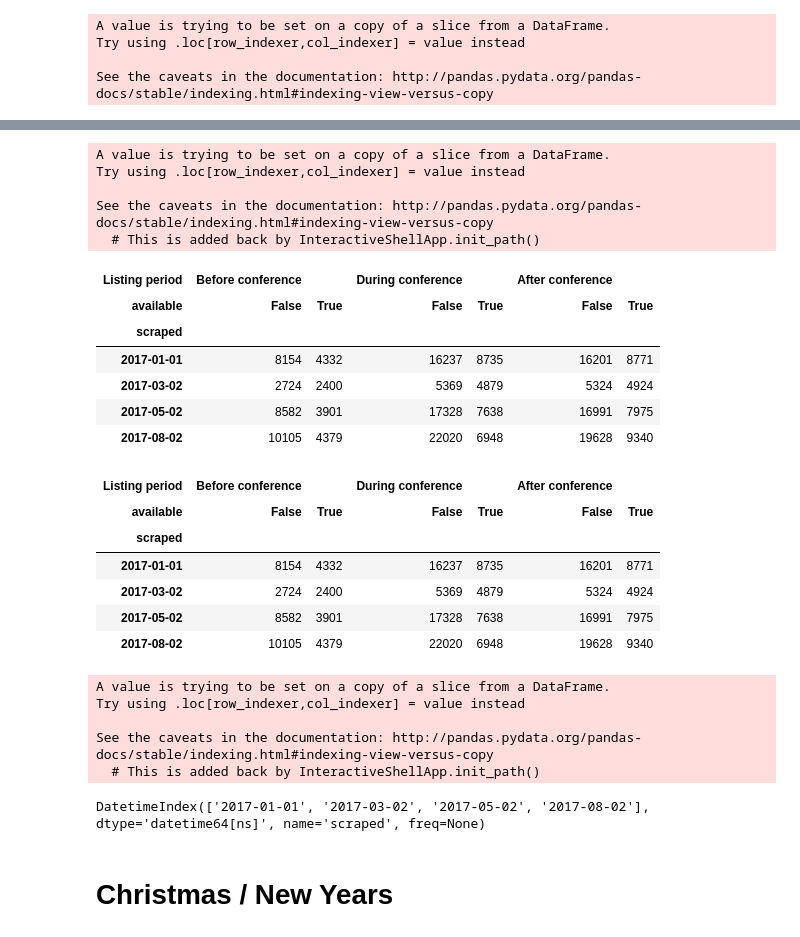
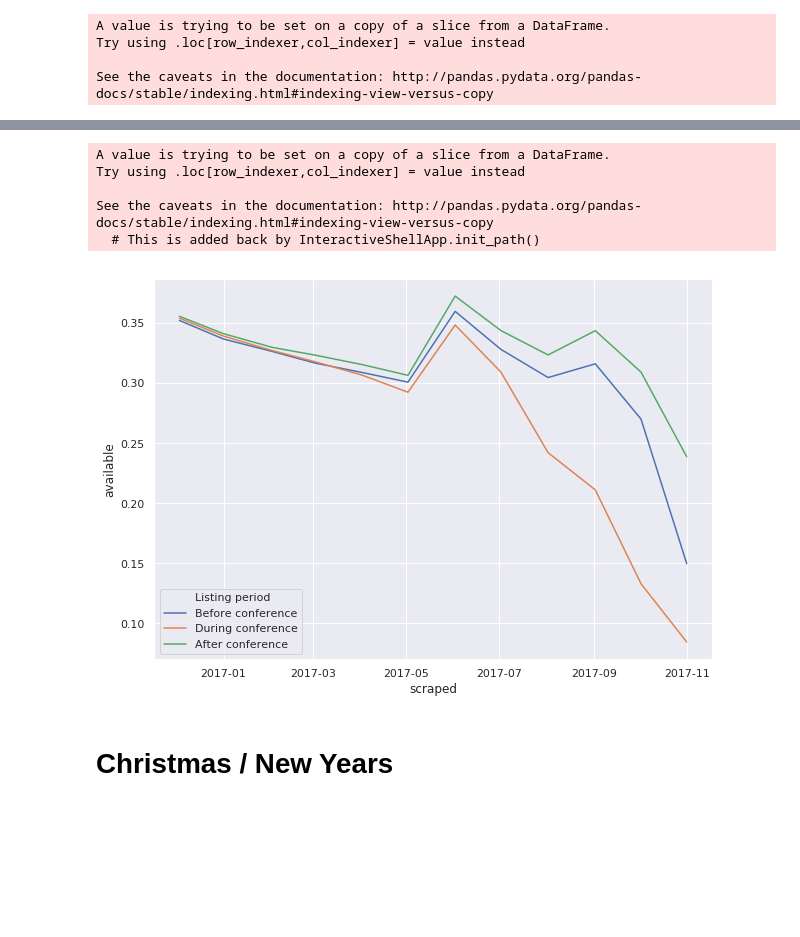
Before and after one commit to junseo-park/airbnb, a Jupyter notebook: notebooks/availability by month.ipynb, the cells around one changed output, grey strips where cells are left out. Saved outputs shown, nothing was run; the diff lists cells and outputs as text; code cells hidden in the pictures; blank space fills up the shorter version.

Commit message:
availability pngs

```diff
--- a/notebooks/availability by month.ipynb
+++ b/notebooks/availability by month.ipynb
@@ -140,61 +135,15 @@ labels = ['Before conference', 'During conference', 'After conference']
 
 dreamforce_entire['Listing period'] = pd.cut(dreamforce_entire['date'], bins=bins, labels=labels)
 
-dreamforce_entire = (
+dreamforce_tmp = (
     dreamforce_entire
-    .groupby(["scraped", "Listing period", "available"]).size()
+    .groupby(["scraped", "Listing period"])[['available']].sum()
+#     .pivot_table(values='available', index='scraped', columns='Listing period')
     .reset_index()
-    .rename(columns={0:'Value'})
-    .pivot_table(values='Value', index='scraped', columns=['Listing period', 'available'])
 )
-
-dreamforce_entire.head()
 # %% [output]
 A value is trying to be set on a copy of a slice from a DataFrame.
 Try using .loc[row_indexer,col_indexer] = value instead
 
 See the caveats in the documentation: http://pandas.pydata.org/pandas-docs/stable/indexing.html#indexing-view-versus-copy
   # This is added back by InteractiveShellApp.init_path()
-| Listing period | Before conference |  | During conference |  | After conference |  |
-| available | False | True | False | True | False | True |
-| scraped |  |  |  |  |  |  |
-| 2017-01-01 | 8154 | 4332 | 16237 | 8735 | 16201 | 8771 |
-| 2017-03-02 | 2724 | 2400 | 5369 | 4879 | 5324 | 4924 |
-| 2017-05-02 | 8582 | 3901 | 17328 | 7638 | 16991 | 7975 |
-| 2017-08-02 | 10105 | 4379 | 22020 | 6948 | 19628 | 9340 |
-# %%
-dreamforce_entire.head()
-# %% [output]
-| Listing period | Before conference |  | During conference |  | After conference |  |
-| available | False | True | False | True | False | True |
-| scraped |  |  |  |  |  |  |
-| 2017-01-01 | 8154 | 4332 | 16237 | 8735 | 16201 | 8771 |
-| 2017-03-02 | 2724 | 2400 | 5369 | 4879 | 5324 | 4924 |
-| 2017-05-02 | 8582 | 3901 | 17328 | 7638 | 16991 | 7975 |
-| 2017-08-02 | 10105 | 4379 | 22020 | 6948 | 19628 | 9340 |
-# %%
-dreamforce_avail = replace_available(dreamforce_cal)
-dreamforce_avail["room_type"].unique()
-
-dreamforce_entire = dreamforce_avail[dreamforce_avail["room_type"] == 'Entire home/apt']
-dreamforce_private = dreamforce_avail[dreamforce_avail["room_type"] == 'Private room']
-dreamforce_shared = dreamforce_avail[dreamforce_avail["room_type"] == 'Shared room']
-
-bins = [DREAMFORCE_START, pd.Timestamp(2017, 11, 3), pd.Timestamp(2017, 11, 9), DREAMFORCE_END]
-labels = ['Before conference', 'During conference', 'After conference']
-
-dreamforce_entire['Listing period'] = pd.cut(dreamforce_entire['date'], bins=bins, labels=labels)
-
-dreamforce_tmp = (
-    dreamforce_entire
-    .groupby(["scraped", "Listing period"])['available'].mean()
-#     .reset_index()
-#     .rename(columns={0:'Value'})
-#     .pivot_table(values='Value', index='scraped', columns=['Listing period', 'available'])
-)
-# %% [output]
-A value is trying to be set on a copy of a slice from a DataFrame.
-Try using .loc[row_indexer,col_indexer] = value instead
-
-See the caveats in the documentation: http://pandas.pydata.org/pandas-docs/stable/indexing.html#indexing-view-versus-copy
-  # This is added back by InteractiveShellApp.init_path()
@@ -203,4 +149,0 @@ tmp2 = dreamforce_tmp.reset_index().pivot_table(values='available', index='scrap
-# %%
-sns.lineplot(tmp2.index, )
-# %% [output]
-DatetimeIndex(['2017-01-01', '2017-03-02', '2017-05-02', '2017-08-02'], dtype='datetime64[ns]', name='scraped', freq=None)
@@ -214,3 +150,9 @@ DatetimeIndex(['2017-01-01', '2017-03-02', '2017-05-02', '2017-08-02'], dtype='d
+# %%
+plt.figure(figsize=(10, 7))
+sns.lineplot(x='scraped', y='available', hue='Listing period', data=dreamforce_tmp)
+plt.savefig('../img/dreamforce/dreamforce_availability.png')
+# %% [output]
+[figure, added]
 # %% [markdown]
 # Christmas / New Years
 # %%
```
Also changed, not shown: parts of 18 cells of this notebook, 6 other files.
